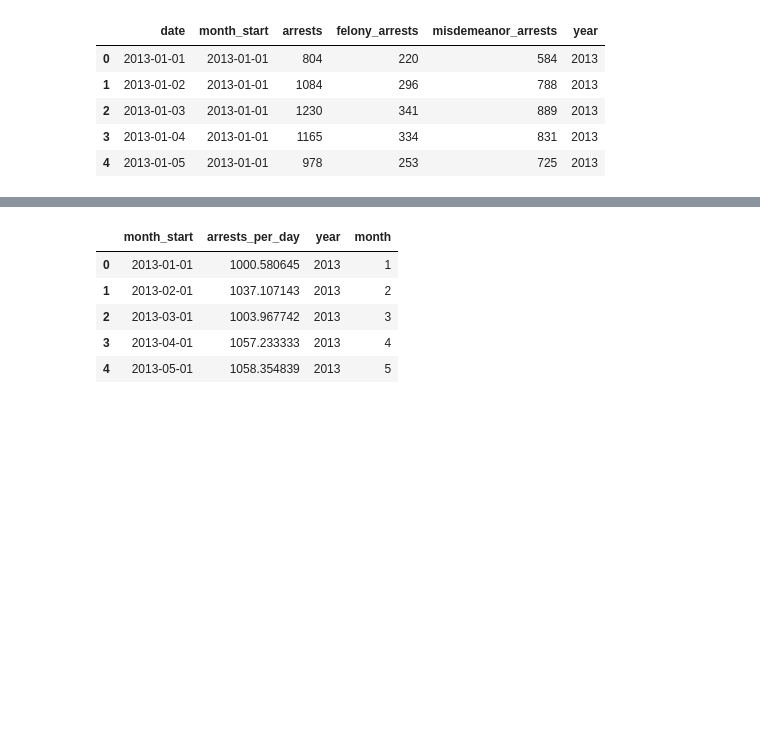
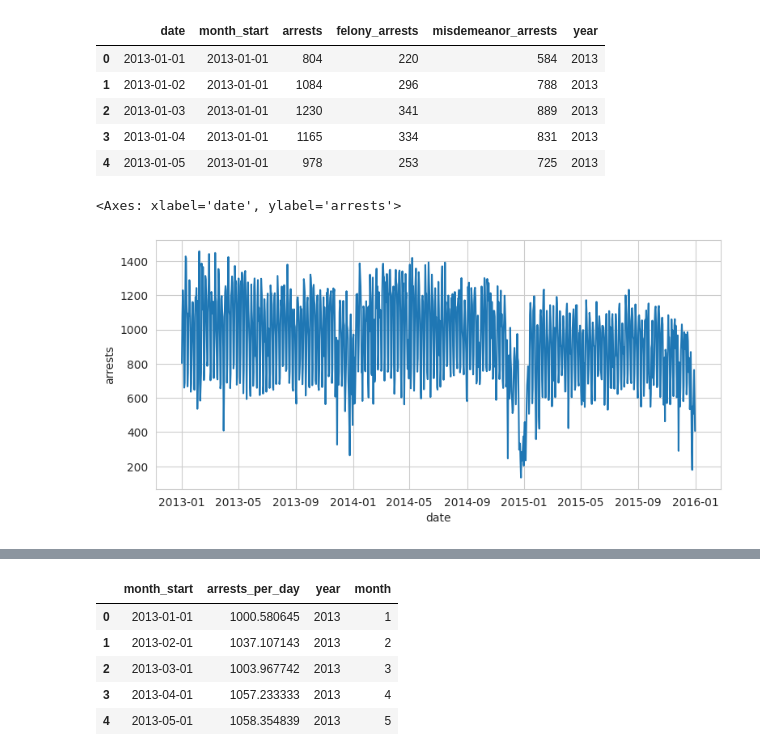
Before and after one commit to zjelveh/zjelveh.github.io, a Jupyter notebook: files/ccjs418e_fall2026/8_visualization.ipynb, the cells around one changed output, grey strips where cells are left out. Drawn from its saved outputs; the diff is of its cells as text; code cells hidden in the pictures; blank space fills up the shorter version.

```diff
--- a/files/ccjs418e_fall2026/8_visualization.ipynb
+++ b/files/ccjs418e_fall2026/8_visualization.ipynb
@@ -165,3 +192,12 @@ daily_arrests.head(n=5)
 | 2 | 2013-01-03 | 2013-01-01 | 1230 | 341 | 889 | 2013 |
 | 3 | 2013-01-04 | 2013-01-01 | 1165 | 334 | 831 | 2013 |
 | 4 | 2013-01-05 | 2013-01-01 | 978 | 253 | 725 | 2013 |
+# %%
+sns.lineplot(
+    data=daily_arrests,
+    x='date',
+    y='arrests'
+)
+# %% [output]
+<Axes: xlabel='date', ylabel='arrests'>
+[figure, added]
```
Also changed, not shown: parts of 17 cells of this notebook.
